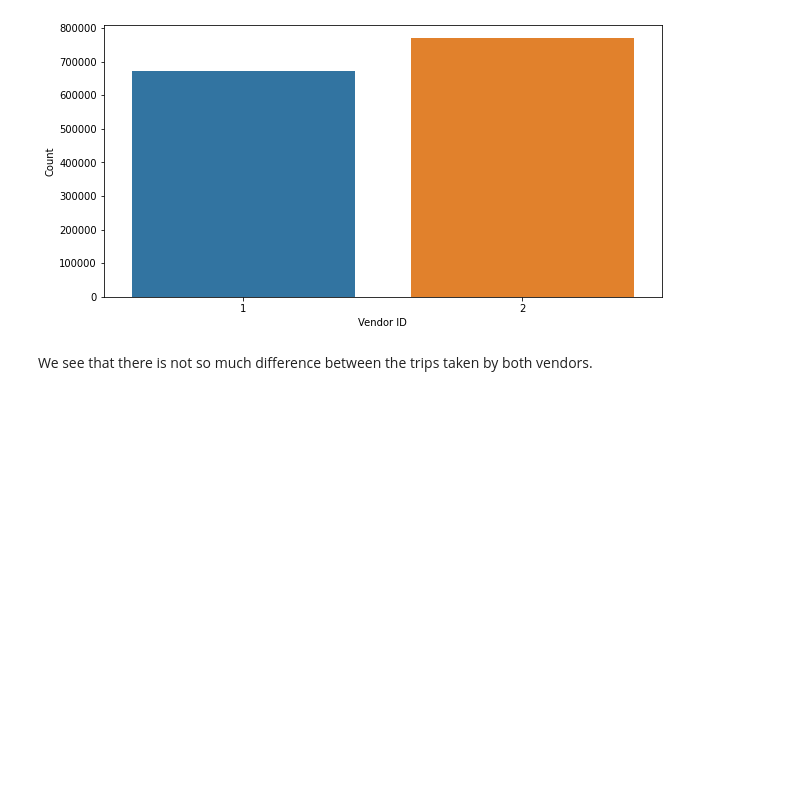
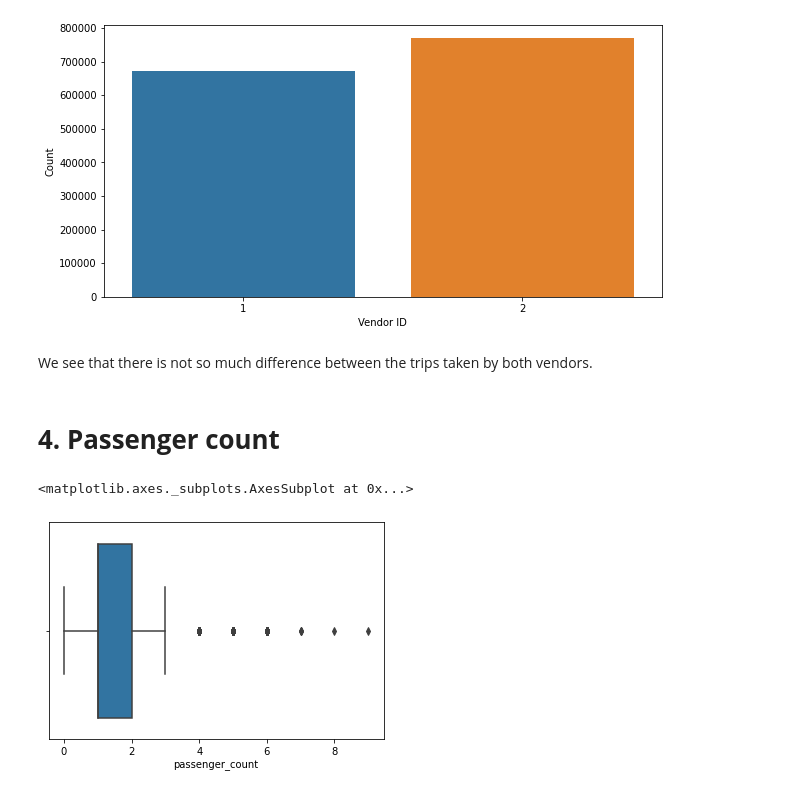
Before and after one commit to ankur727/NYC_Taxi_Trip_Time_Prediction, a Jupyter notebook: NYC_Taxi_Trip_Time_Prediction_Capstone_Project.ipynb, the cells around one changed output. Saved outputs shown, nothing was run; the diff lists cells and outputs as text; code cells hidden in the pictures; blank space fills up the shorter version.

```diff
--- a/NYC_Taxi_Trip_Time_Prediction_Capstone_Project.ipynb
+++ b/NYC_Taxi_Trip_Time_Prediction_Capstone_Project.ipynb
@@ -468,3 +468,11 @@ plt.show()
 [figure]
 # %% [markdown]
 We see that there is not so much difference between the trips taken by both vendors.
+# %% [markdown]
+# **4. Passenger count**
+# %%
+#plotting boxplot of passenger
+sns.boxplot(nyc_taxi['passenger_count'])
+# %% [output]
+<matplotlib.axes._subplots.AxesSubplot at 0x...>
+[figure, added]
```
Also changed, not shown: parts of 60 cells of this notebook.
